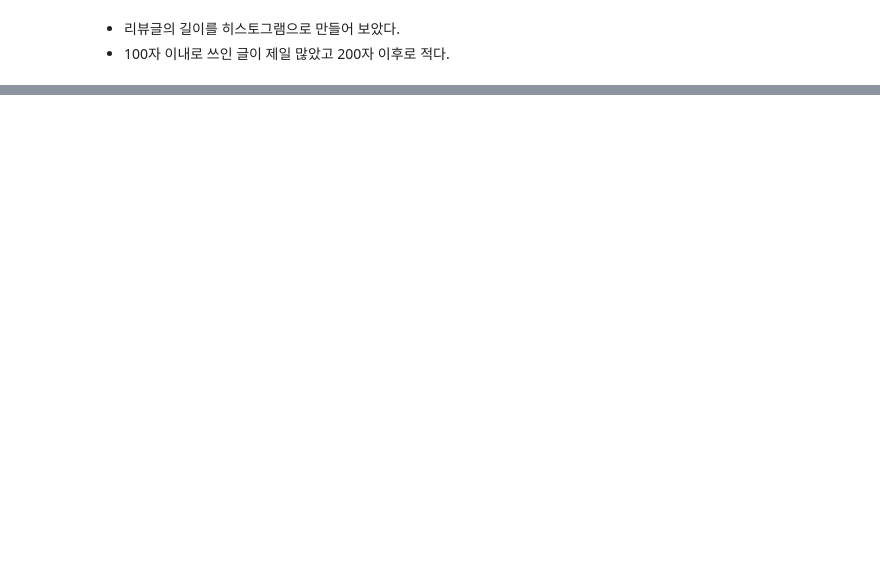
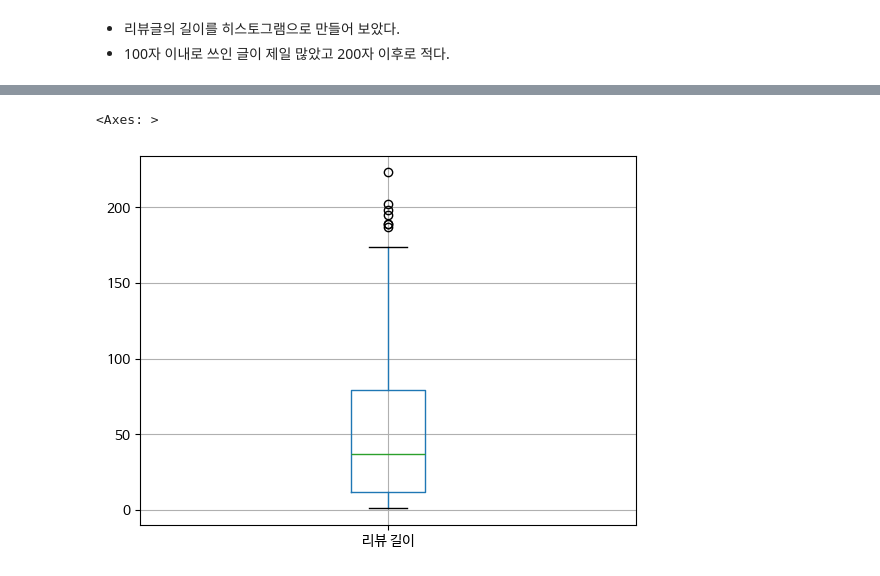
Before and after one commit to baedori99/Restaurant_Review, a Jupyter notebook: Data_Preprocessing/data_preprocess.ipynb, the cells around one changed output, grey strips where cells are left out. Saved outputs shown, nothing was run; the diff lists cells and outputs as text; code cells hidden in the pictures; blank space fills up the shorter version.

```diff
--- a/Data_Preprocessing/data_preprocess.ipynb
+++ b/Data_Preprocessing/data_preprocess.ipynb
@@ -735,0 +758,6 @@ plt.show()
+# %%
+Q1 = df_review_strlength["리뷰 길이"].quantile(q=0.25)
+Q3 = df_review_strlength["리뷰 길이"].quantile(q=0.75)
+
+print(Q1)
+print(Q3)
@@ -735,0 +767,3 @@ plt.show()
+# %%
+IQR = Q3 - Q1
+print(IQR)
@@ -735,0 +772,2 @@ plt.show()
+# %%
+IQR_df = df_review_strlength[(df_review_strlength["리뷰 길이"] >= Q3 + 1.5 * IQR) | (df_review_strlength["리뷰 길이"] <= Q1 - 1.5*IQR)]
@@ -735,0 +802,11 @@ plt.show()
+# %%
+import matplotlib.pyplot as plt
+font_path = 'C:/Users/pps/AppData/Local/Microsoft/Windows/Fonts/NanumBarunGothic.ttf'
+font_name = plt.matplotlib.font_manager.FontProperties(fname=font_path).get_name()
+
+plt.rcParams['font.family'] = font_name
+# %%
+IQR_df.boxplot()
+# %% [output]
+<Axes: >
+[figure, added]
```
Also changed, not shown: parts of 23 cells of this notebook, 2 other files.
